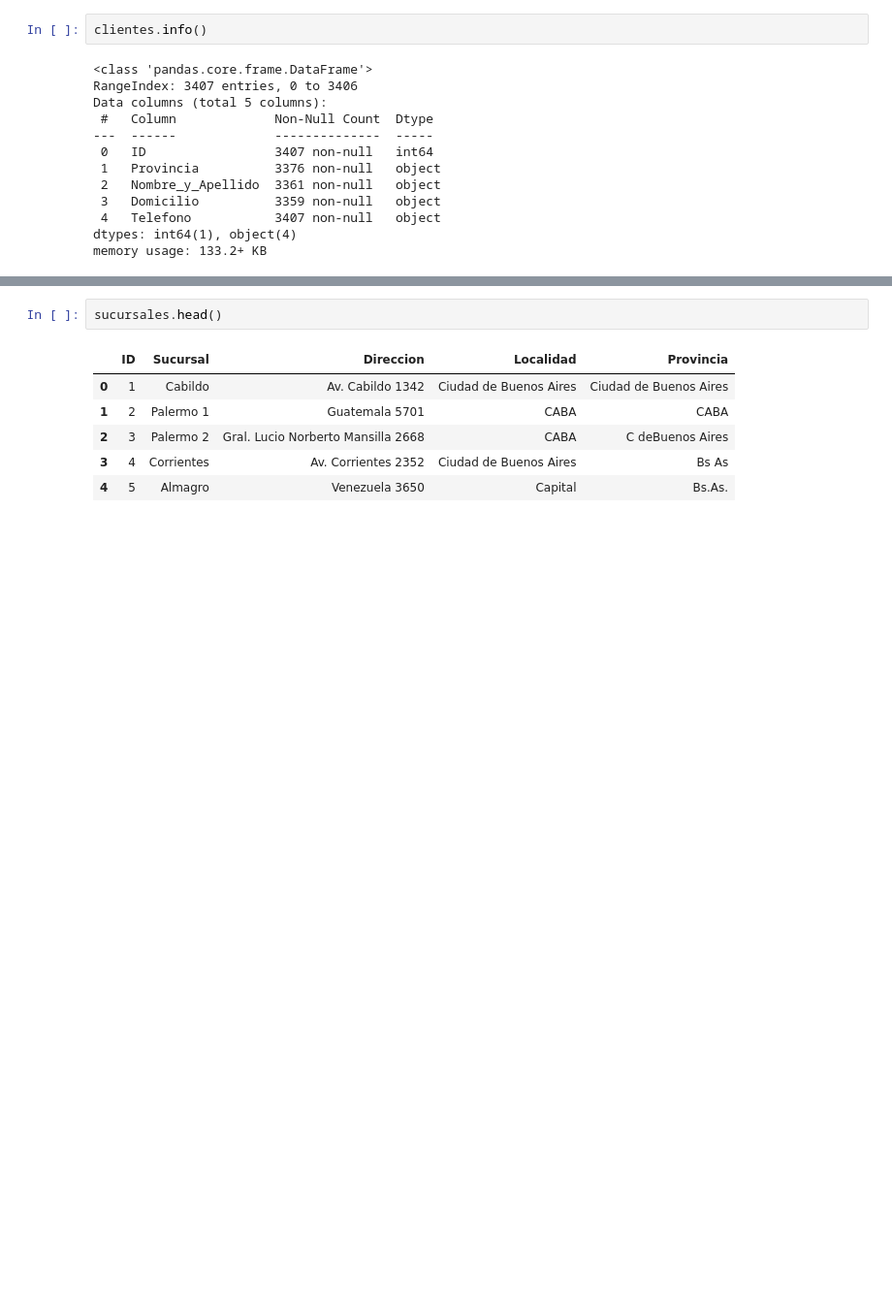
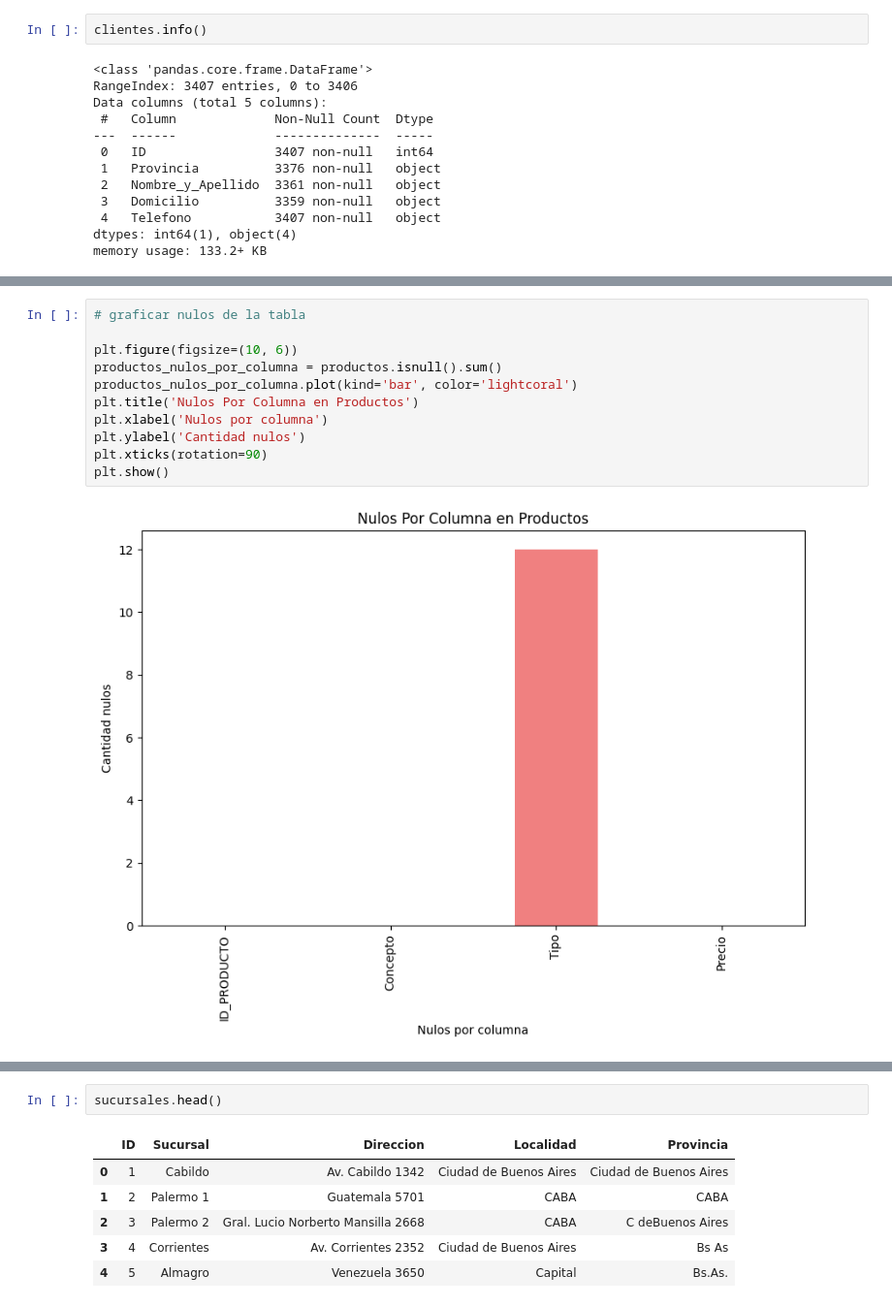
Before and after one commit to diegomaneyro/Dashboards, a Jupyter notebook: scripts/etl.ipynb, the cells around one changed output, grey strips where cells are left out. Shown at 97% size. Saved outputs shown, nothing was run; the diff lists cells and outputs as text; blank space fills up the shorter version.

```diff
--- a/scripts/etl.ipynb
+++ b/scripts/etl.ipynb
@@ -105,0 +276,13 @@ compras.head()
+# %%
+# graficar nulos de la tabla
+
+plt.figure(figsize=(10, 6))
+productos_nulos_por_columna = productos.isnull().sum()
+productos_nulos_por_columna.plot(kind='bar', color='lightcoral')
+plt.title('Nulos Por Columna en Productos')
+plt.xlabel('Nulos por columna')
+plt.ylabel('Cantidad nulos')
+plt.xticks(rotation=90)
+plt.show()
+# %% [output]
+[figure, added]
```
Also changed, not shown: parts of 65 cells of this notebook, 1 other file.
